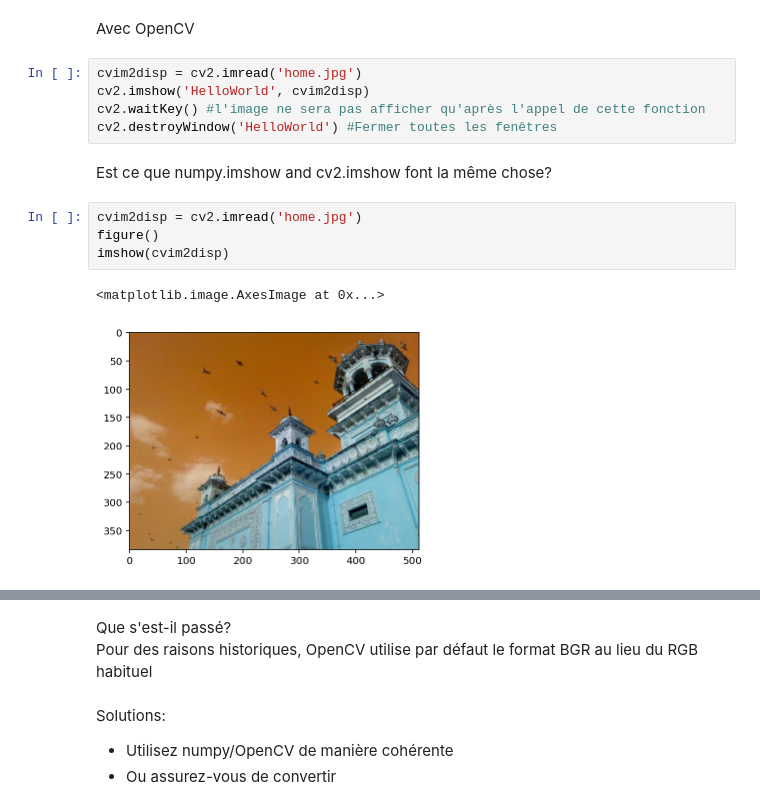
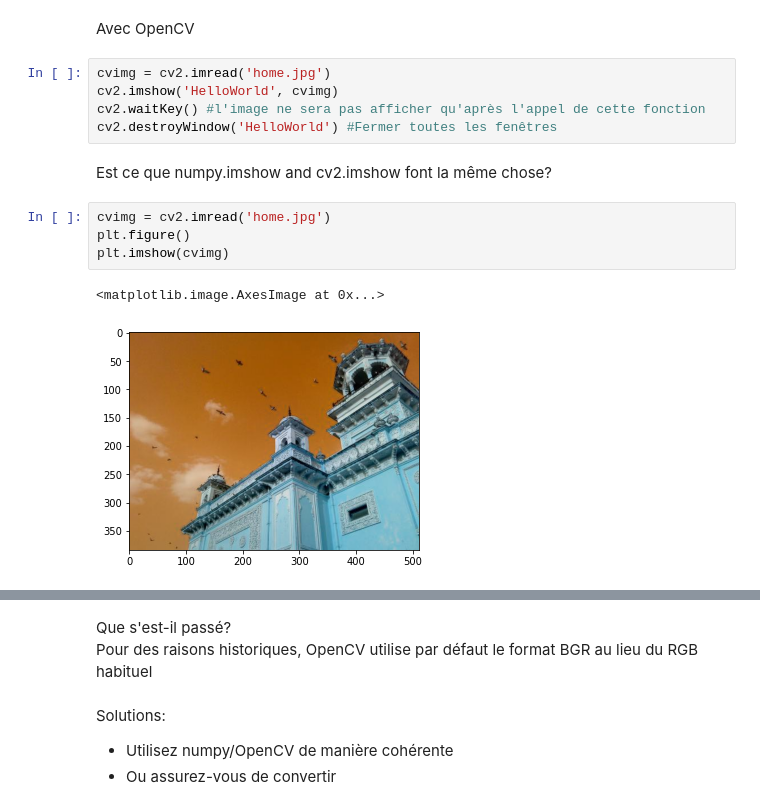
Before and after one commit to medMghari/Opencv_master, a Jupyter notebook: opencv_S1.ipynb, the cells around one changed output, grey strips where cells are left out. Cells and saved outputs as stored; diff of their text form.

```diff
--- a/opencv_S1.ipynb
+++ b/opencv_S1.ipynb
@@ -144,18 +140,18 @@ plt.imshow(im2disp)
 # %% [markdown]
 Avec OpenCV
 # %%
-cvim2disp = cv2.imread('home.jpg')
-cv2.imshow('HelloWorld', cvim2disp)
+cvimg = cv2.imread('home.jpg')
+cv2.imshow('HelloWorld', cvimg)
 cv2.waitKey() #l'image ne sera pas afficher qu'après l'appel de cette fonction
 cv2.destroyWindow('HelloWorld') #Fermer toutes les fenêtres
 # %% [markdown]
 Est ce que numpy.imshow and cv2.imshow font la même chose?
 # %%
-cvim2disp = cv2.imread('home.jpg')
-figure()
-imshow(cvim2disp)
+cvimg = cv2.imread('home.jpg')
+plt.figure()
+plt.imshow(cvimg)
 # %% [output]
 <matplotlib.image.AxesImage at 0x...>
-[figure, old version]
+[figure, new version]
 # %%
 f, axarr = plt.subplots(1,2, figsize=(12, 12))
```
Also changed, not shown: parts of 12 cells of this notebook.
